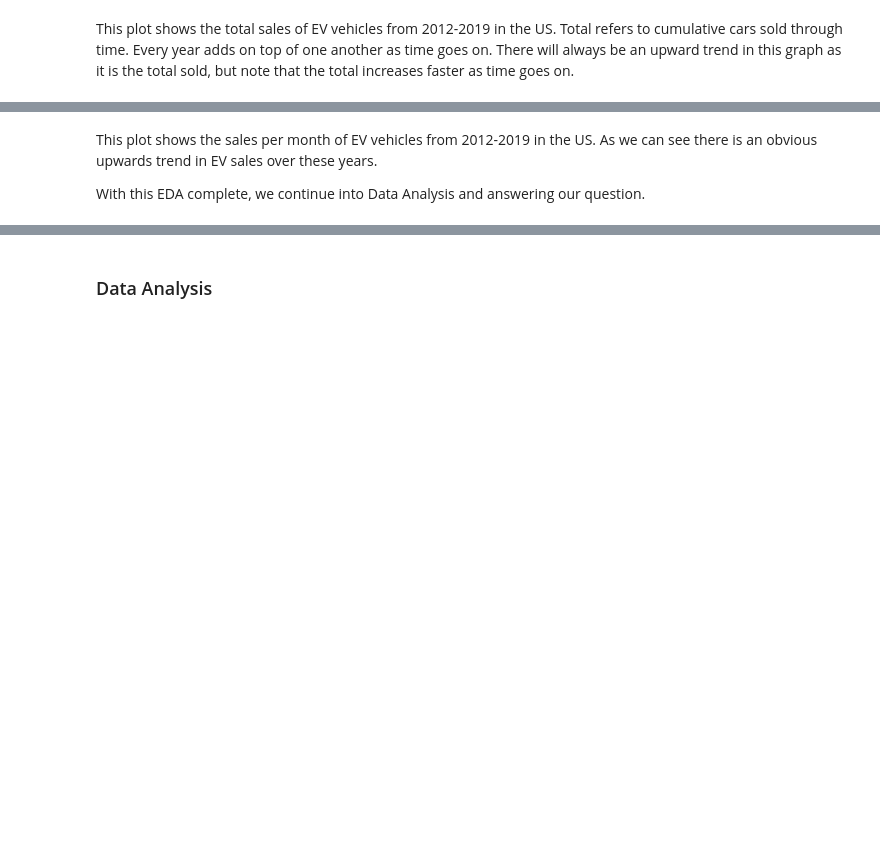
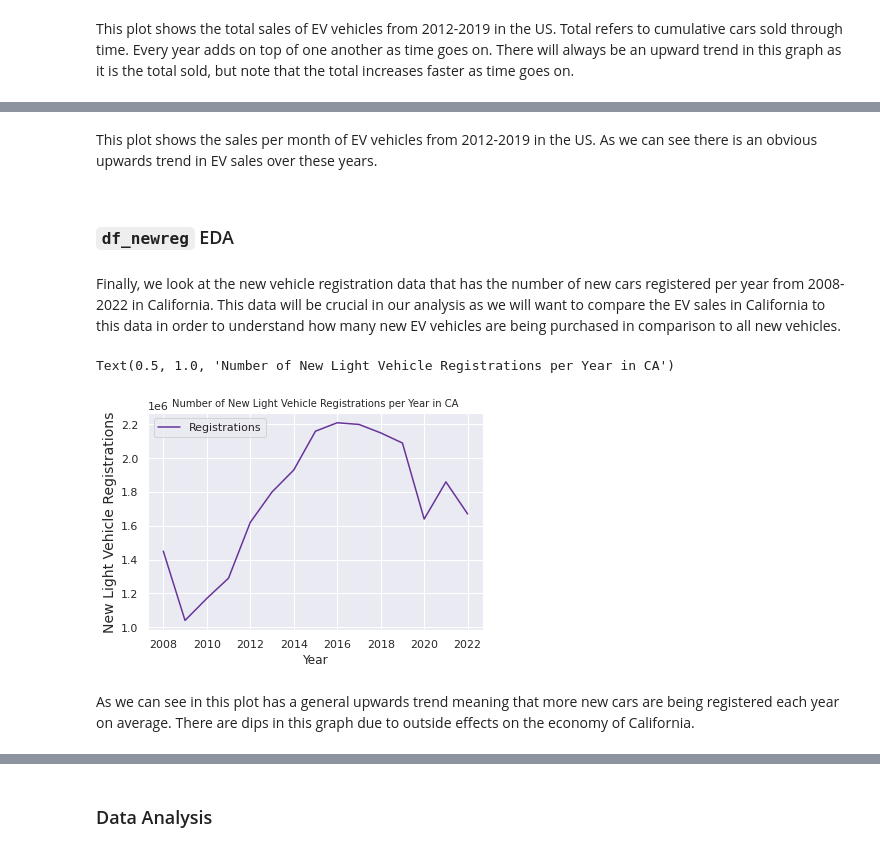
Before and after one commit to nliu880/EV-Sales-in-California, a Jupyter notebook: FinalProjectGroup_Sp23_Weston_Nicole_Adi_Sophia_Katie.ipynb, the cells around one changed output, grey strips where cells are left out. Saved outputs shown, nothing was run; the diff lists cells and outputs as text; code cells hidden in the pictures; blank space fills up the shorter version.

```diff
--- a/FinalProjectGroup_Sp23_Weston_Nicole_Adi_Sophia_Katie.ipynb
+++ b/FinalProjectGroup_Sp23_Weston_Nicole_Adi_Sophia_Katie.ipynb
@@ -154,6 +155,8 @@ newreg = ({'Year': [i for i in range(2008, 2023)], 'Registrations': [1450000, 10
                            2200000, 2150000, 2090000, 1640000, 1860000, 1670000],})
 
 df_newreg = pd.DataFrame(newreg)
+df_newreg_copy = pd.DataFrame(newreg)
+df_newreg_poly = pd.DataFrame(newreg)
 df_newreg
 # %% [output]
 |  | Year | Registrations |
@@ -808,4 +811,16 @@ sales_graph.set_title('Sales Per Month of EV Vehicles in the United States');
 # %% [markdown]
 This plot shows the sales per month of EV vehicles from 2012-2019 in the US. As we can see there is an obvious upwards trend in EV sales over these years.<p>
-
-With this EDA complete, we continue into Data Analysis and answering our question.
+# %% [markdown]
+### `df_newreg` EDA
+# %% [markdown]
+Finally, we look at the new vehicle registration data that has the number of new cars registered per year from 2008-2022 in California. This data will be crucial in our analysis as we will want to compare the EV sales in California to this data in order to understand how many new EV vehicles are being purchased in comparison to all new vehicles.
+# %%
+newreg_graph = df_newreg_copy.plot.line(x = 'Year', y = 'Registrations', color = 'rebeccapurple')
+newreg_graph.set_xlabel('Year')
+newreg_graph.set_ylabel('New Light Vehicle Registrations', fontdict={'fontsize':14})
+newreg_graph.set_title('Number of New Light Vehicle Registrations per Year in CA', fontdict={'fontsize':10})
+# %% [output]
+Text(0.5, 1.0, 'Number of New Light Vehicle Registrations per Year in CA')
+[figure, added]
+# %% [markdown]
+As we can see in this plot has a general upwards trend meaning that more new cars are being registered each year on average. There are dips in this graph due to outside effects on the economy of California.
```
Also changed, not shown: parts of 30 cells of this notebook.
